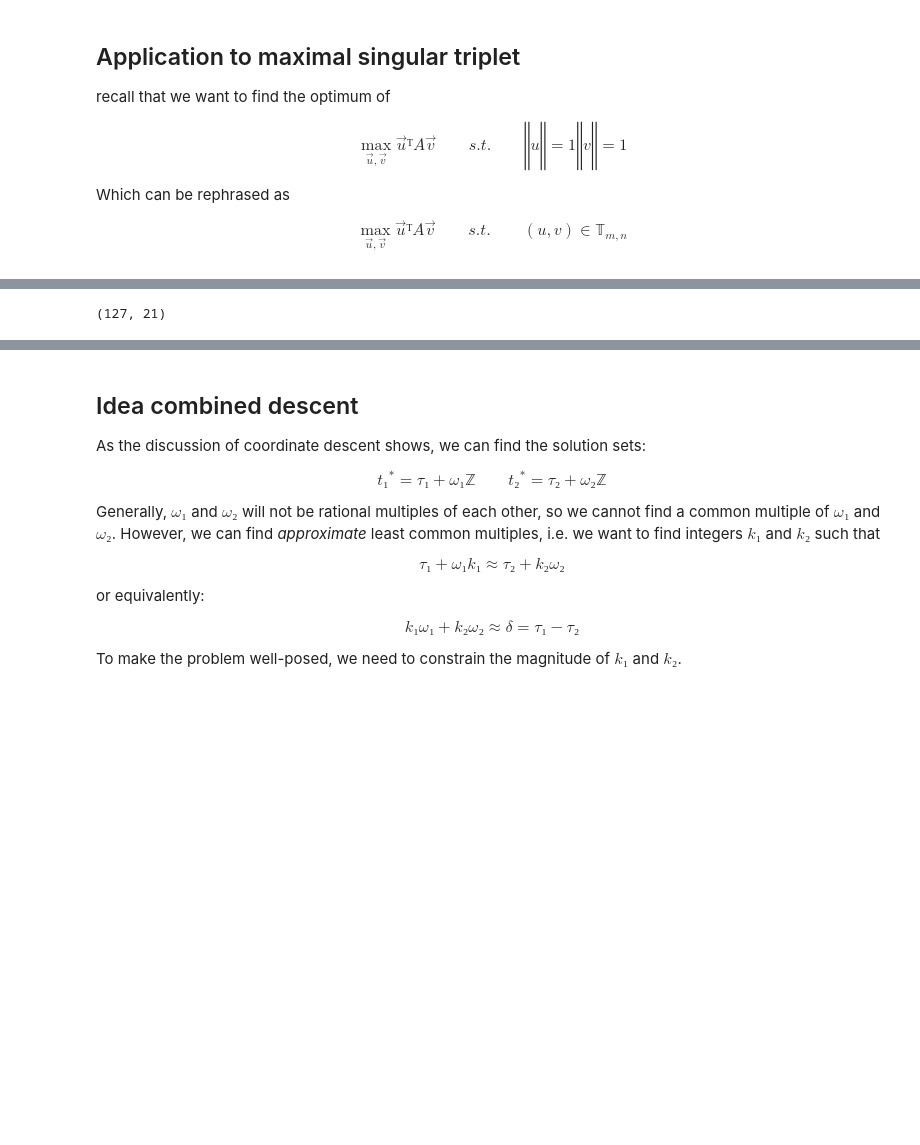
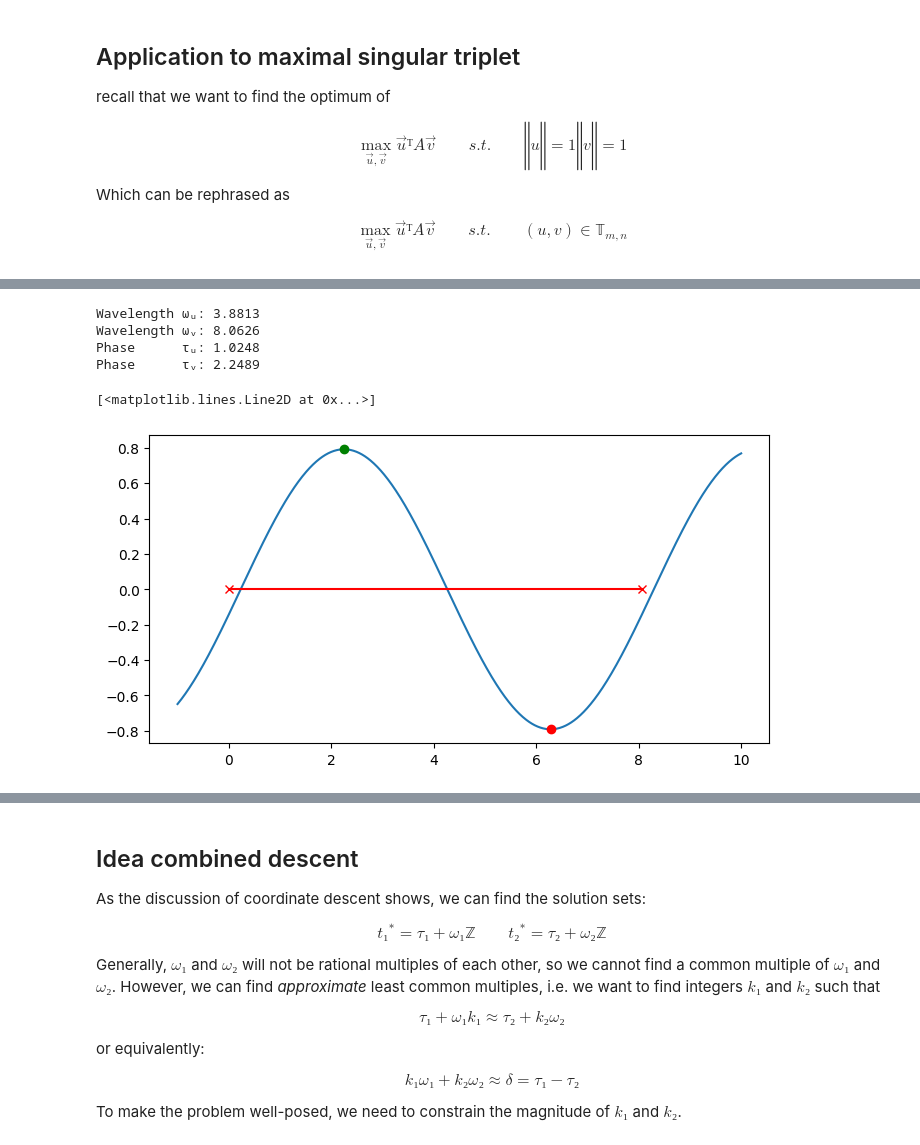
Before and after one commit to randolf-scholz/linodenet, a Jupyter notebook: experiments/riemann_optimization.ipynb, the cells around one changed output, grey strips where cells are left out. Drawn from its saved outputs; the diff is of its cells as text; code cells hidden in the pictures; blank space fills up the shorter version.

```diff
--- a/experiments/riemann_optimization.ipynb
+++ b/experiments/riemann_optimization.ipynb
@@ -153,17 +143,2 @@ aᵥ>0=tensor(False)
 [<matplotlib.lines.Line2D at 0x...>]
 [figure]
-# %%
-def best_rational_approx(x: float) -> tuple[int, int]:
-    """Returns the best rational approximation of x with denominator <= 100."""
-    x = float(x)
-    best = (0, 1)
-    for q in range(1, 100):
-        p = round(q * x)
-        if abs(x - p / q) < abs(x - best[0] / best[1]):
-            best = (p, q)
-    return best
-
-
-best_rational_approx(6.0479)
-# %% [output]
-(127, 21)
@@ -182,12 +145,24 @@ print(num * λᵤ, num * λᵥ)
 # %%
 # update v only
 t = torch.linspace(-1, 10, steps=1000)
 func = get_exponential_map(u, v)
 u_new, v_new = func(t)
 z = value(u, v_new)
 λᵤ, λᵥ = get_wavelength(u, v)
+τᵤ, τᵥ = get_sol(u, v)
+_, v1 = func(τᵥ)
+_, v2 = func(τᵥ + λᵥ / 2)
 
 # make figure
 fig, ax = plt.subplots(figsize=(8, 4))
 ax.plot(t, z)
 _ = ax.plot([0, λᵥ], [0, 0], "-rx")
+_ = ax.plot(τᵥ, value(u, v1), "-go")
+_ = ax.plot(τᵥ + λᵥ / 2, value(u, v2), "-ro")
+# %% [output]
+Wavelength ωᵤ: 3.8813
+Wavelength ωᵥ: 8.0626
+Phase      τᵤ: 1.0248
+Phase      τᵥ: 2.2489
+[<matplotlib.lines.Line2D at 0x...>]
+[figure, added]
```
Also changed, not shown: parts of 15 cells of this notebook, 13 other files.
